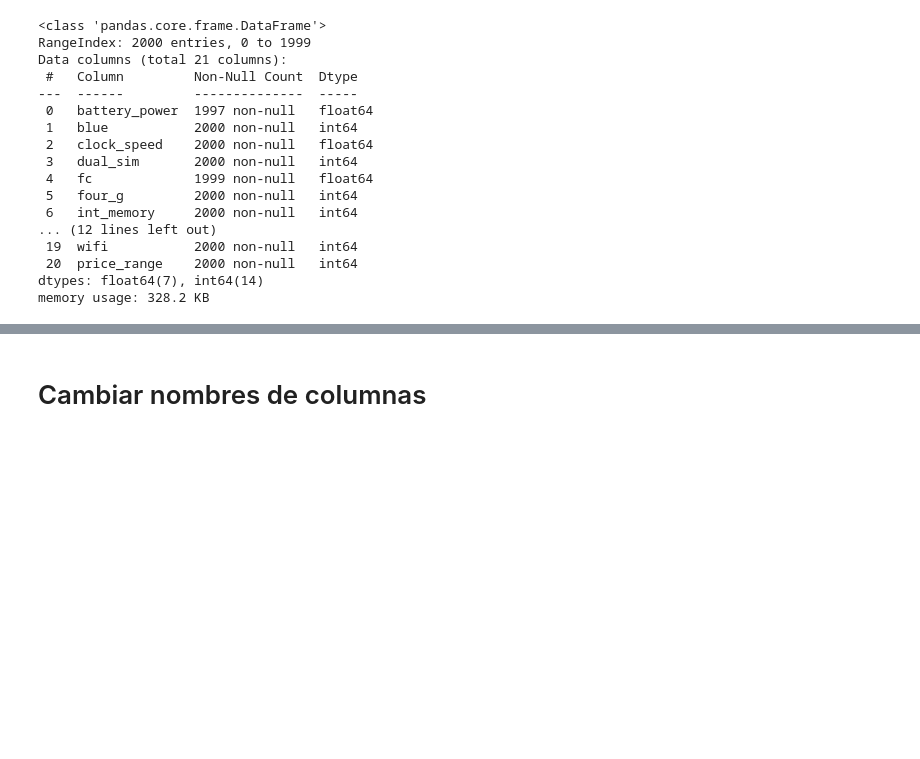
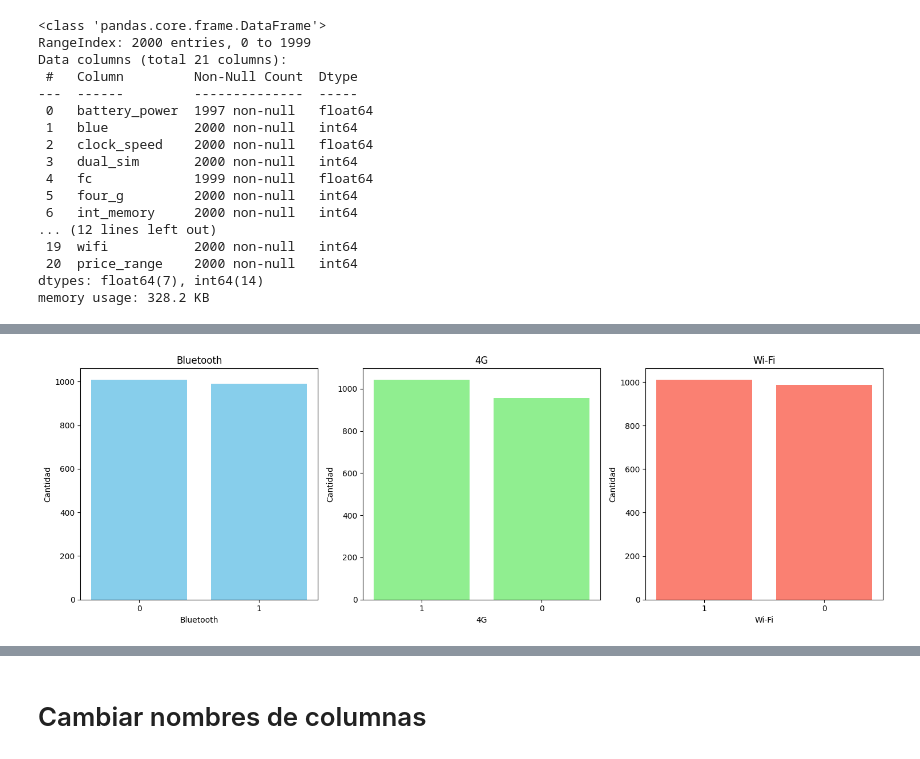
Before and after one commit to rockysaimon/data_celaning, a Jupyter notebook: mineria_de_datos.ipynb, the cells around one changed output, grey strips where cells are left out. Drawn from its saved outputs; the diff is of its cells as text; code cells hidden in the pictures; blank space fills up the shorter version.

```diff
--- a/mineria_de_datos.ipynb
+++ b/mineria_de_datos.ipynb
@@ -86,0 +119,31 @@ memory usage: 328.2 KB
+# %%
+# Calcular el recuento de teléfonos móviles que admiten conectividad Bluetooth, 4G y Wi-Fi
+conteo_bluetooth = data['blue'].value_counts()
+conteo_4g = data['four_g'].value_counts()
+conteo_wifi = data['wifi'].value_counts()
+
+# Crear subplots para cada característica categórica
+fig, axs = plt.subplots(1, 3, figsize=(15, 5))
+
+# Gráfico de barras para conectividad Bluetooth
+axs[0].bar(conteo_bluetooth.index.astype(str), conteo_bluetooth.values, color='skyblue')
+axs[0].set_title('Bluetooth')
+axs[0].set_xlabel('Bluetooth')
+axs[0].set_ylabel('Cantidad')
+
+# Gráfico de barras para conectividad 4G
+axs[1].bar(conteo_4g.index.astype(str), conteo_4g.values, color='lightgreen')
+axs[1].set_title('4G')
+axs[1].set_xlabel('4G')
+axs[1].set_ylabel('Cantidad')
+
+# Gráfico de barras para conectividad Wi-Fi
+axs[2].bar(conteo_wifi.index.astype(str), conteo_wifi.values, color='salmon')
+axs[2].set_title('Wi-Fi')
+axs[2].set_xlabel('Wi-Fi')
+axs[2].set_ylabel('Cantidad')
+
+plt.tight_layout()
+plt.show()
+# %% [output]
+[figure, added]
```
Also changed, not shown: parts of 41 cells of this notebook.
